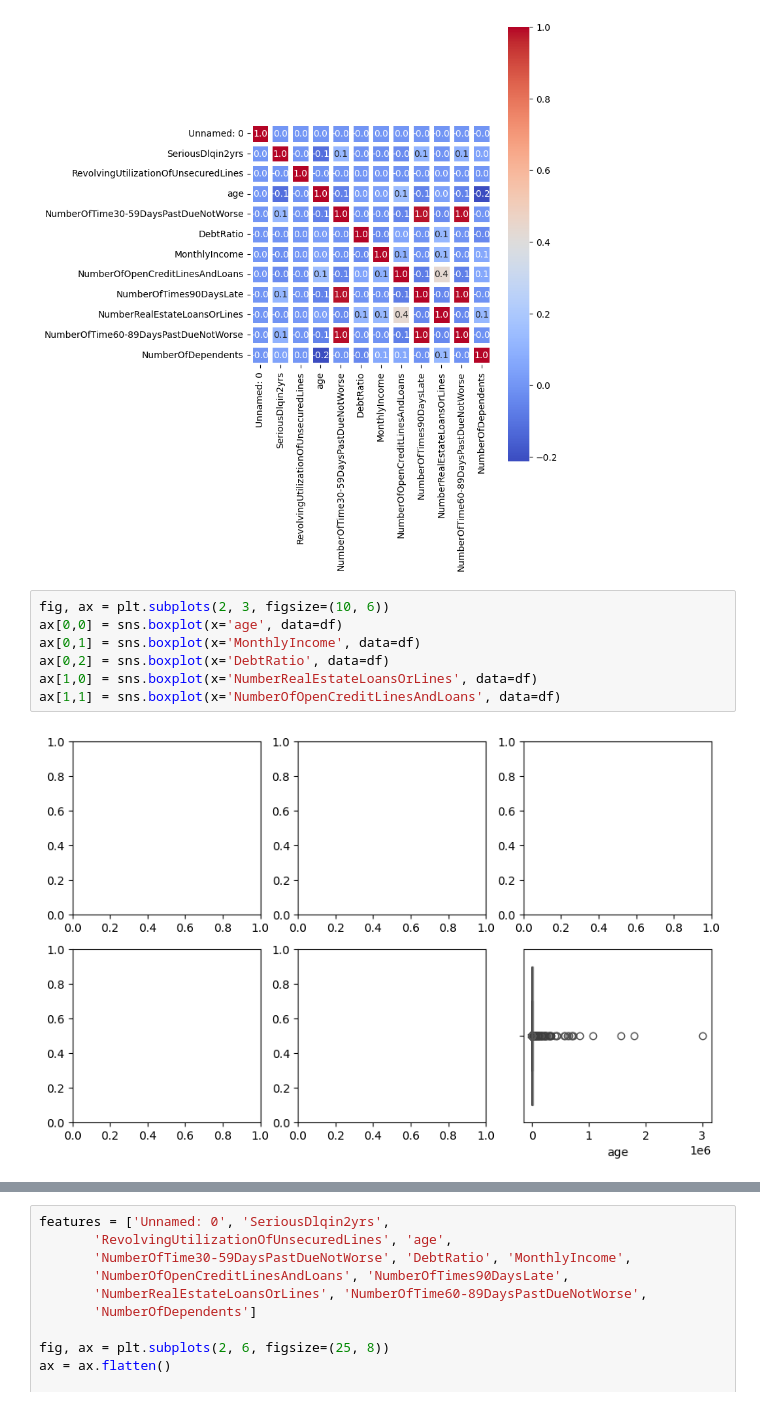
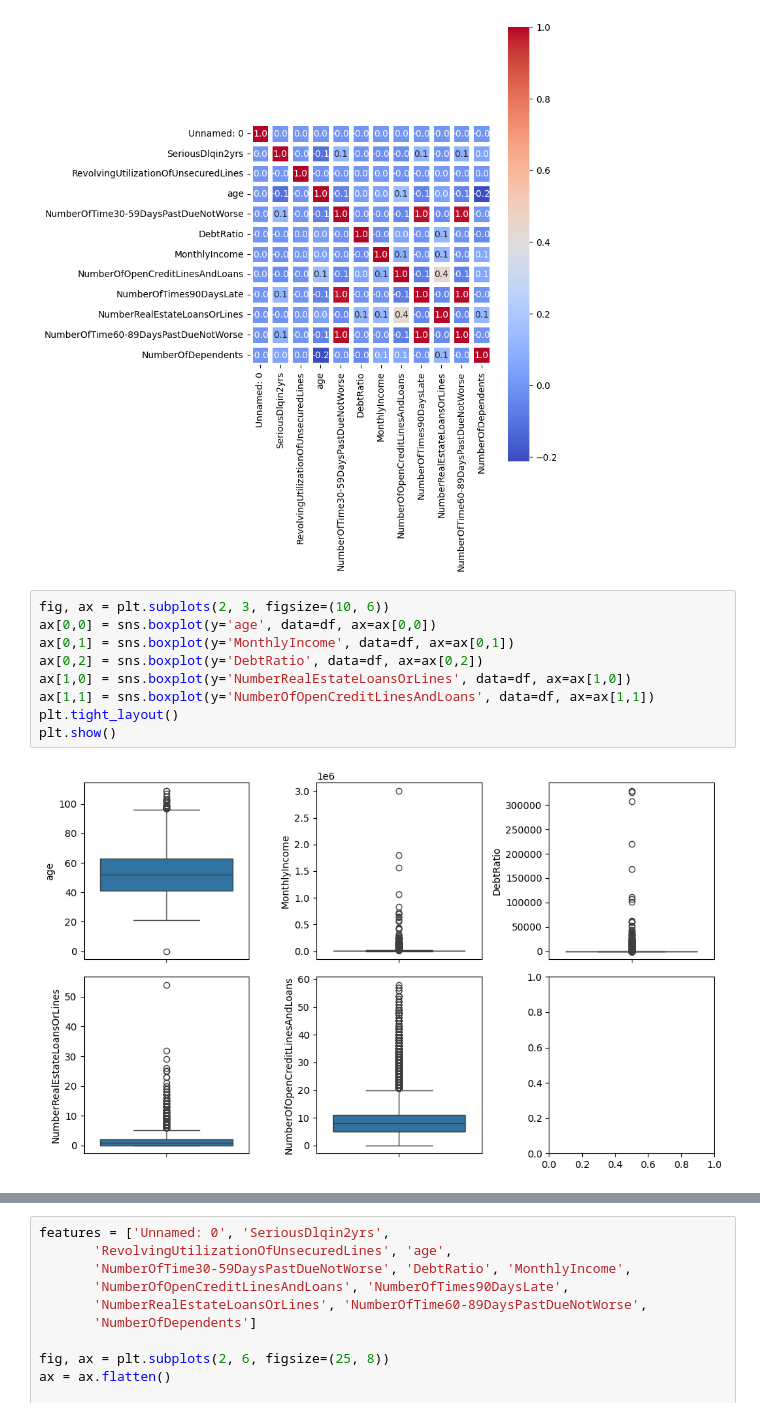
Before and after one commit to MrRohitJD/Loan-Credit-Score-, a Jupyter notebook: main.ipynb, the cells around one changed output, grey strips where cells are left out. Cells and saved outputs as stored; diff of their text form.

```diff
--- a/main.ipynb
+++ b/main.ipynb
@@ -96,10 +135,12 @@ sns.heatmap(df.corr(), annot=True, cmap='coolwarm', linewidths=5, linecolor='whi
 [figure]
 # %%
 fig, ax = plt.subplots(2, 3, figsize=(10, 6))
-ax[0,0] = sns.boxplot(x='age', data=df)
-ax[0,1] = sns.boxplot(x='MonthlyIncome', data=df)
-ax[0,2] = sns.boxplot(x='DebtRatio', data=df)
-ax[1,0] = sns.boxplot(x='NumberRealEstateLoansOrLines', data=df)
-ax[1,1] = sns.boxplot(x='NumberOfOpenCreditLinesAndLoans', data=df)
+ax[0,0] = sns.boxplot(y='age', data=df, ax=ax[0,0])
+ax[0,1] = sns.boxplot(y='MonthlyIncome', data=df, ax=ax[0,1])
+ax[0,2] = sns.boxplot(y='DebtRatio', data=df, ax=ax[0,2])
+ax[1,0] = sns.boxplot(y='NumberRealEstateLoansOrLines', data=df, ax=ax[1,0])
+ax[1,1] = sns.boxplot(y='NumberOfOpenCreditLinesAndLoans', data=df, ax=ax[1,1])
+plt.tight_layout()
+plt.show()
 # %% [output]
-[figure, old version]
+[figure, new version]
```
Also changed, not shown: parts of 21 cells of this notebook.
